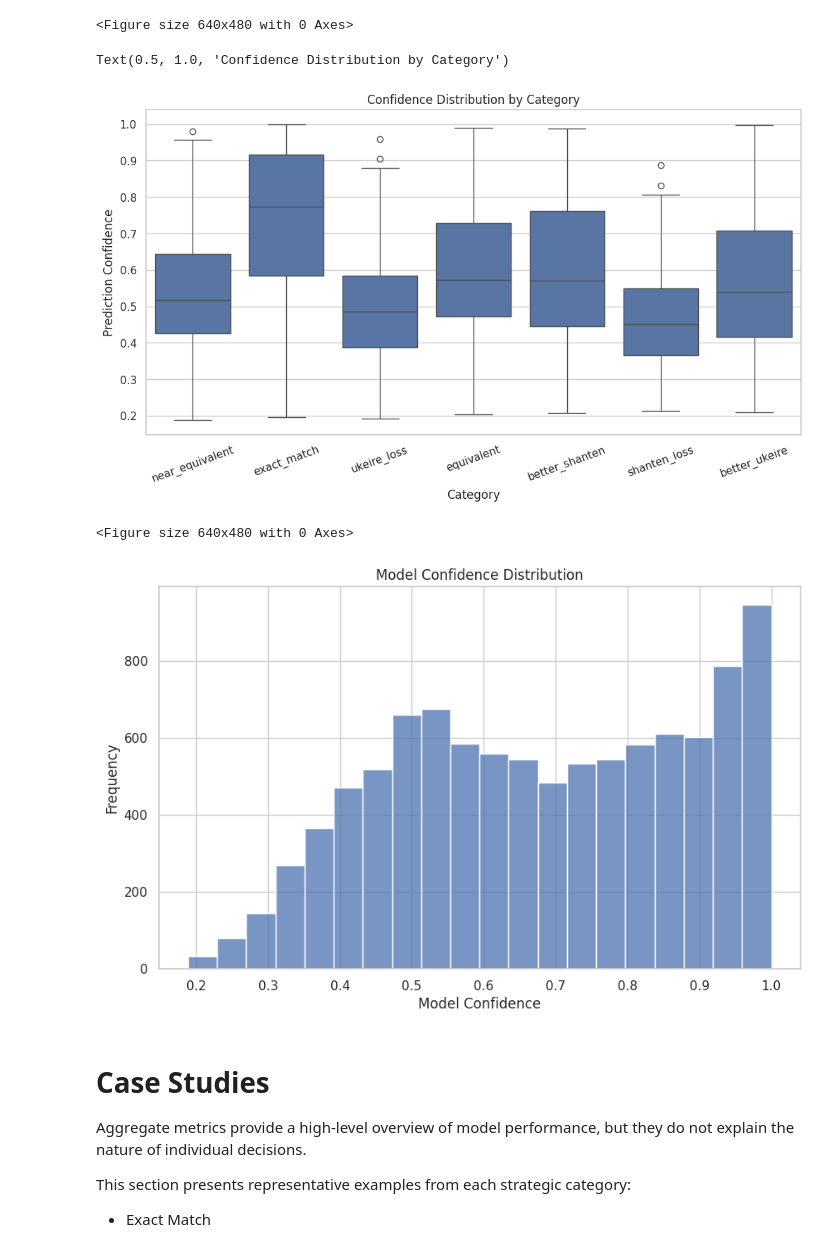
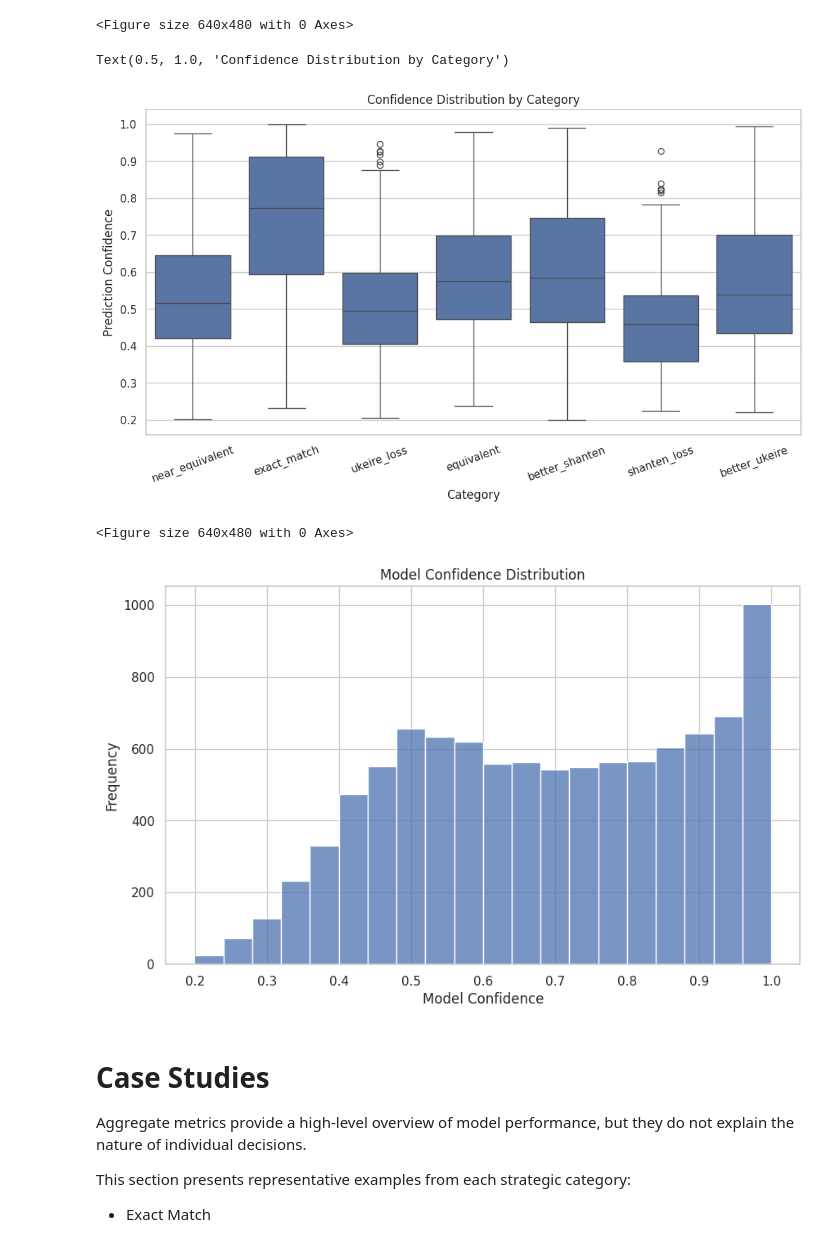
Before and after one commit to Ruipi/tfg, a Jupyter notebook: notebooks/09_validation_analysis_500k.ipynb, the cells around one changed output. Drawn from its saved outputs; the diff is of its cells as text; code cells hidden in the pictures.

Commit message:
validation of the 500k model with 15 epochs

```diff
--- a/notebooks/09_validation_analysis_500k.ipynb
+++ b/notebooks/09_validation_analysis_500k.ipynb
@@ -97,7 +97,7 @@ val_loader = DataLoader(
 
     collate_fn=collator.collate,
 
-    num_workers=4,
+    num_workers=6,
 
     pin_memory=True,
 
@@ -110,7 +110,7 @@ device = torch.device("cuda" if torch.cuda.is_available() else "cpu")
 # %%
 checkpoint = torch.load(
 
-    "../checkpoints/strategic_500k/epoch_8.pt",
+    "../checkpoints/strategic_500k/epoch_15.pt",
 
     map_location=device,
 )
@@ -963,7 +957,7 @@ plt.title(
 )
 # %% [output]
 Text(0.5, 1.0, 'Confidence Distribution by Category')
-[figure, old version]
+[figure, new version]
 # %%
 plt.savefig(
 
@@ -980,35 +974,35 @@ plt.show()
 # %%
 plt.figure(figsize=(10, 6))
 
 sns.histplot(
 
     results_df["model_prob"],
 
     bins=20,
 )
 
 plt.xlabel(
     "Model Confidence"
 )
 
 plt.ylabel("Frequency")
 
 plt.title(
     "Model Confidence Distribution"
 )
 
 plt.savefig(
 
-    "../reports/figures/500k/confidence_distribution_500k.png",
+    "../reports/figures/500k/confidence_distribution_500k_epoch_15.png",
 
     dpi=300,
 
     bbox_inches="tight",
 )
 
 plt.show()
 # %% [output]
-[figure, old version]
+[figure, new version]
 # %%
 results_df.to_csv(
 
```
Also changed, not shown: parts of 38 cells of this notebook, 29 other files.
